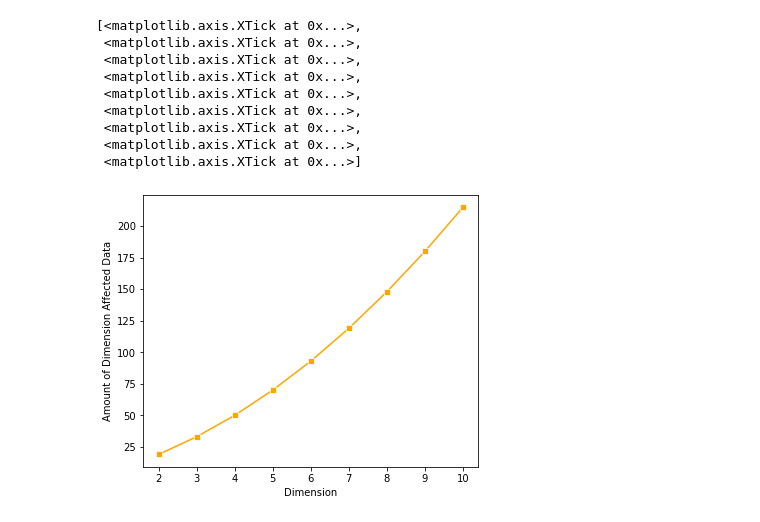
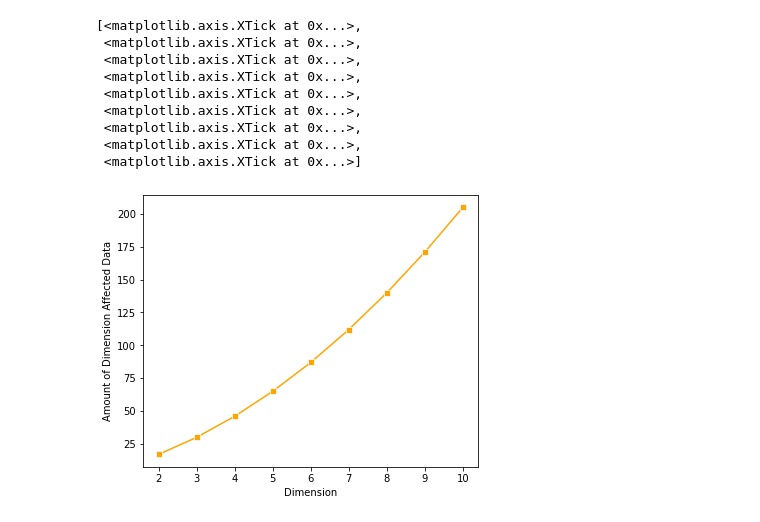
Before and after one commit to Cavlon/programming_paradigms_assig, a Jupyter notebook: Data Graphing.ipynb, the cells around one changed output. Saved outputs shown, nothing was run; the diff lists cells and outputs as text; code cells hidden in the pictures.

```diff
--- a/Data Graphing.ipynb
+++ b/Data Graphing.ipynb
@@ -41,19 +41,24 @@ ax.set_xticks(range(len(df)), labels=range(2, 11))
 # %%
-d = [19, 33, 50, 70, 93, 119, 148, 180, 215]
+d = []
+
+for i in range(9):
+    n = i+2
+    res = n*(n+((n-1)/2)+6)
+    d.append(res)
 
 fig, ax = plt.subplots(figsize=(6, 5))
 
 sns.lineplot(data=d, ax=ax, color='orange', marker='s', legend=True)
 ax.set(xlabel='Dimension', ylabel='Amount of Dimension Affected Data')
 ax.set_xticks(range(len(d)), labels=range(2, 11))
 # %% [output]
 [<matplotlib.axis.XTick at 0x...>,
  <matplotlib.axis.XTick at 0x...>,
  <matplotlib.axis.XTick at 0x...>,
  <matplotlib.axis.XTick at 0x...>,
  <matplotlib.axis.XTick at 0x...>,
  <matplotlib.axis.XTick at 0x...>,
  <matplotlib.axis.XTick at 0x...>,
  <matplotlib.axis.XTick at 0x...>,
  <matplotlib.axis.XTick at 0x...>]
-[figure, old version]
+[figure, new version]
```
Also changed, not shown: parts of 1 cell of this notebook, 6 other files.
